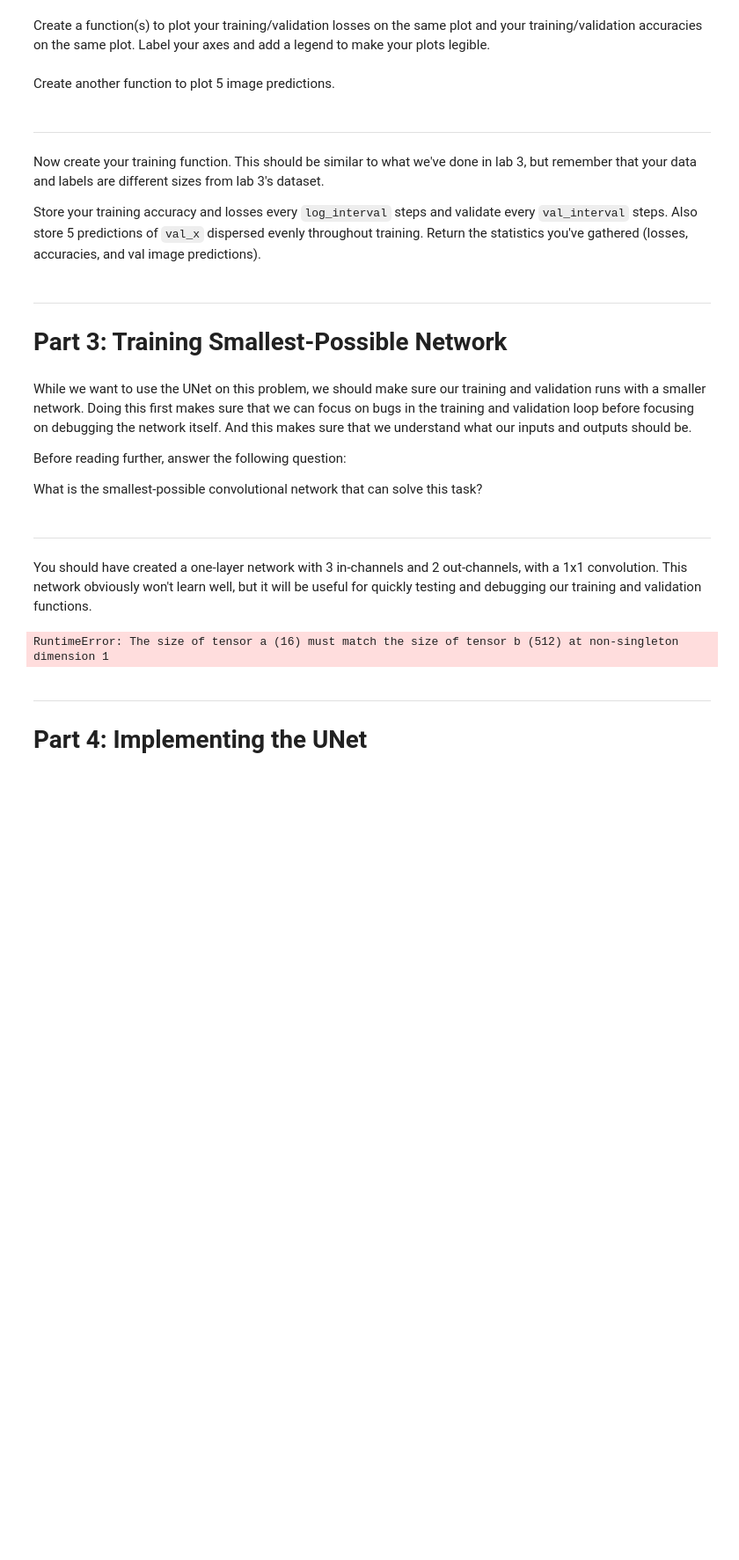
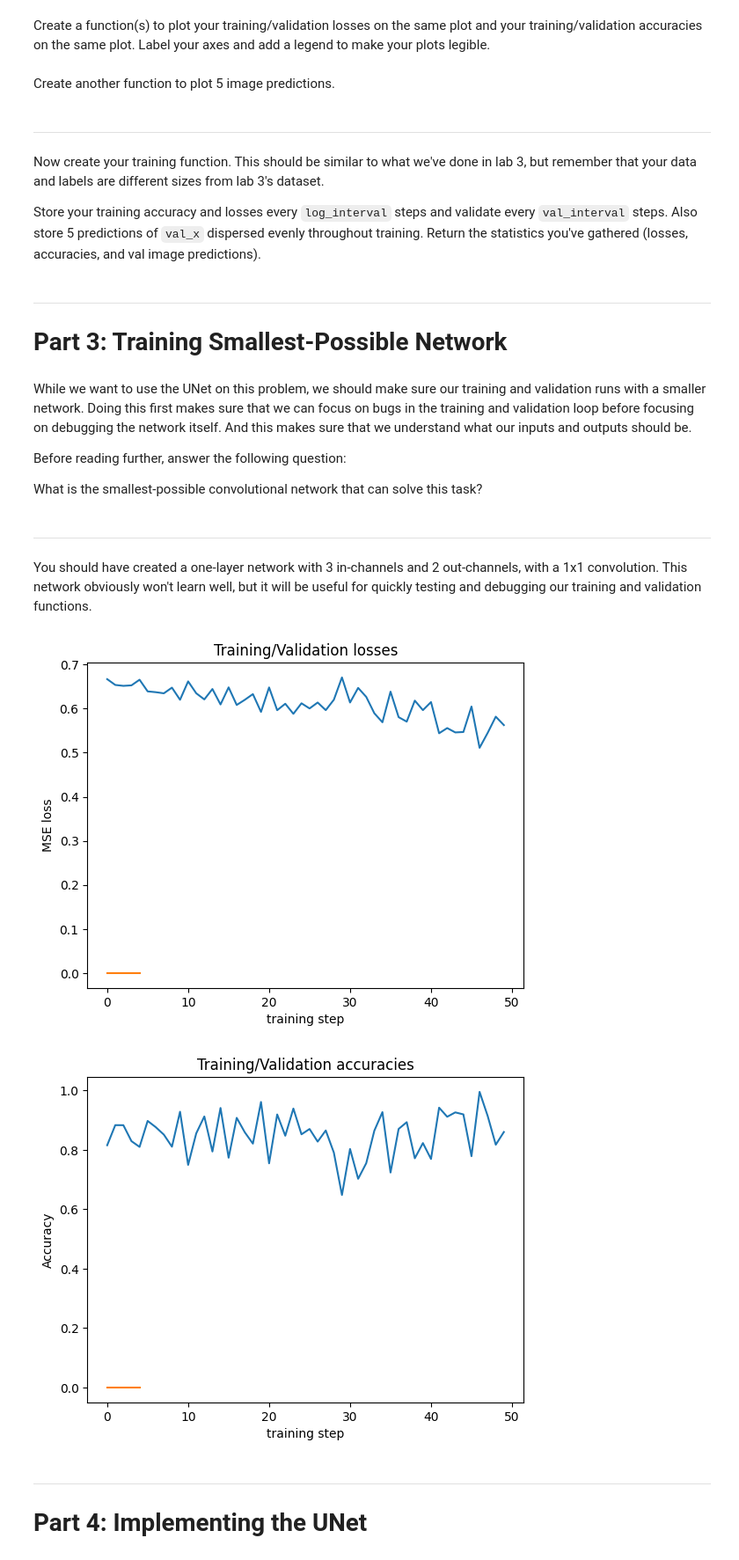
Before and after one commit to connorharv/byu-cs474, a Jupyter notebook: lab4_unets.ipynb, the cells around one changed output. Shown at 88% size. Saved outputs shown, nothing was run; the diff lists cells and outputs as text; code cells hidden in the pictures; blank space fills up the shorter version.

```diff
--- a/lab4_unets.ipynb
+++ b/lab4_unets.ipynb
@@ -353,6 +356,8 @@ def validation(net, val_loader):
     total_pixels = 0
 
     for x, y in  val_loader:
+        y = y.long()
+
         x = x.to(device)
         y = y.to(device)
 
@@ -415,6 +420,7 @@ Return the statistics you've gathered (losses, accuracies, and val image predict
 def train(net, optimizer, train_dataloader, val_dataloader, n_minibatch_steps, log_interval, val_interval, val_im_delay, val_x):
     # Train net on the training data, keeping track of loss, accuracy, and predictions on val_x
     net = net.to(device)
+    val_x = val_x.to(device)
 
     train_losses, train_accuracies = [], []
     val_losses, val_accuracies = [], []
@@ -428,11 +434,12 @@ def train(net, optimizer, train_dataloader, val_dataloader, n_minibatch_steps, l
             if step >= n_minibatch_steps:
                 break
 
+            y = y.long()
+
             x = x.to(device)
             y = y.to(device)
 
             y_hat = net(x)
-            y_hat = torch.mean(y_hat, dim=1)
 
             L = F.cross_entropy(y_hat, y)
             batch_accuracy = cancer_detection_accuracy(y_hat, y)
@@ -481,12 +488,15 @@ adam = torch.optim.Adam(small_net.parameters(), lr=0.001)
 # Train for a few training steps: enough to gather some stats
 train_losses, train_accuracies, val_losses, val_accuracies, val_preds = train(
     small_net, adam, train_loader, val_loader,
-    n_minibatch_steps=10, log_interval=1, val_interval=10, val_im_delay=2, val_x=val_x)
+    n_minibatch_steps=50, log_interval=1, val_interval=10, val_im_delay=10, val_x=val_x)
-# %% [output]
-RuntimeError: The size of tensor a (16) must match the size of tensor b (512) at non-singleton dimension 1
 # %%
 # Create your loss and accuracy graphs, and print out the 5 validation images:
 # We do not expect this network to have learned well.
+plot_loss(train_losses, val_losses)
+plot_accuracies(train_accuracies, val_accuracies)
+# %% [output]
+[figure, added]
+[figure, added]
 # %%
 # We don't need this network anymore, so we'll delete it to free up GPU space
 del small_net, small_optimizer, train_losses, train_accs, val_losses, val_accs, val_images
```
Also changed, not shown: parts of 4 cells of this notebook.
